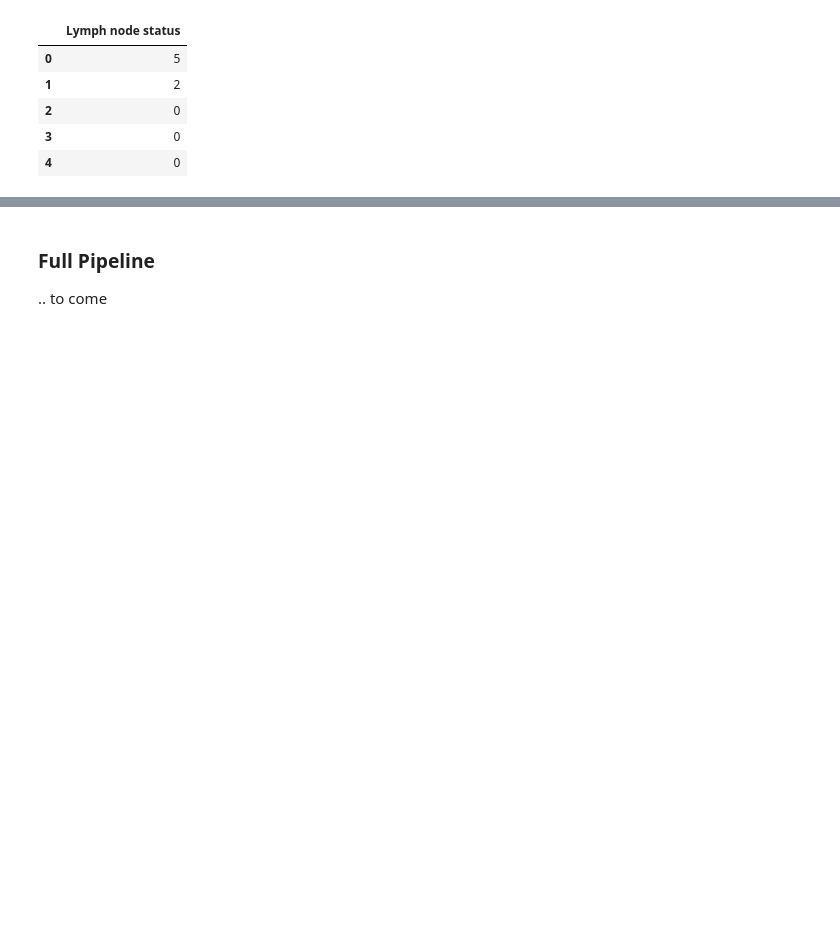
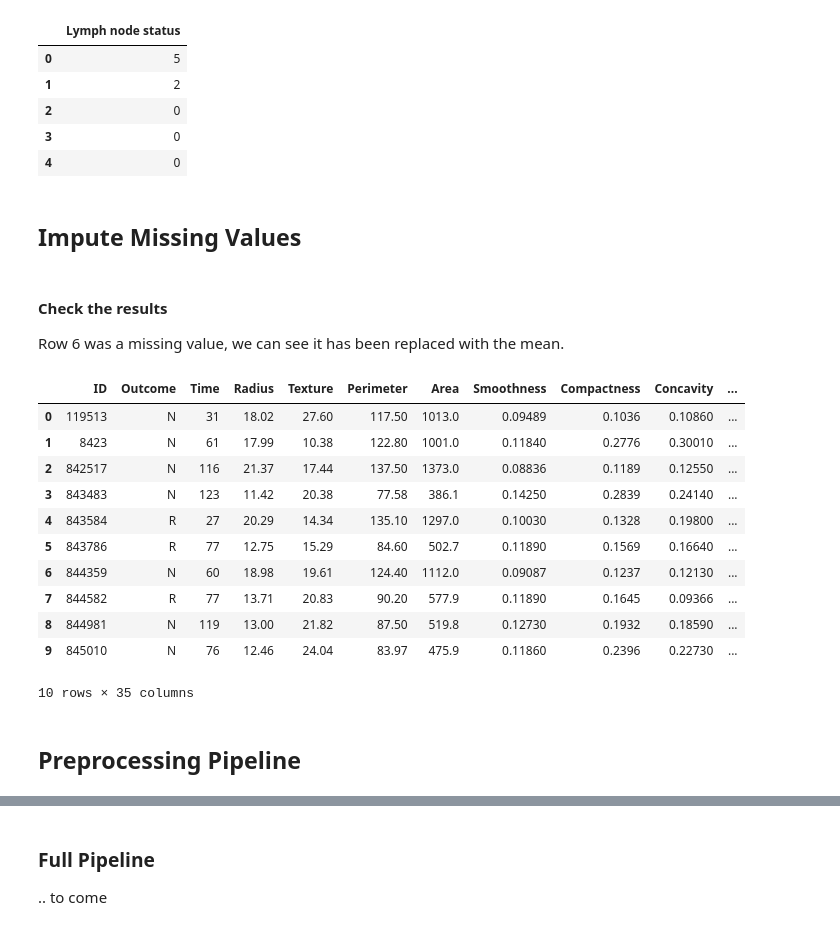
Before and after one commit to tifabi/100DaysOfMLCode, a Jupyter notebook: ML_Algorithms/Pipelines/Pipeline_Example.ipynb, the cells around one changed output, grey strips where cells are left out. Cells and saved outputs as stored; diff of their text form; code cells hidden in the pictures; blank space fills up the shorter version.

Commit message:
Preprocessing pipeline with mean

```diff
--- a/ML_Algorithms/Pipelines/Pipeline_Example.ipynb
+++ b/ML_Algorithms/Pipelines/Pipeline_Example.ipynb
@@ -277,0 +300,5 @@ dtype: int64
+# %%
+# instantiate the class with categorical column name(s)
+
+test = EncodeCategorical(['Outcome'])
+test.catCol
@@ -277,0 +307,4 @@ dtype: int64
+# %%
+# fit returns class self
+
+test.fit(bcSet)
@@ -280,7 +327,6 @@ dtype: int64
 
 Create a class that will select the column containing our specific missing value '?'.
 # %%
-from sklearn.base import BaseEstimator, TransformerMixin
 class MissingSelector(BaseEstimator, TransformerMixin):
     def __init__(self, mtype):
         self.mtype = mtype # this is the variable passed to the class at instantiation
@@ -288,7 +334,7 @@ class MissingSelector(BaseEstimator, TransformerMixin):
         return self
     def transform(self, X):
         assert isinstance(X, pd.DataFrame)
-        missingCol = bcSet.loc[bcSet.eq(self.mtype).any(1), bcSet.eq(self.mtype).any(0)].columns
+        missingCol = X.loc[X.eq(self.mtype).any(1), X.eq(self.mtype).any(0)].columns
         return X[missingCol]
 # %%
 # instantiate the class with our missing value of choice
@@ -332,3 +378,55 @@ num_pipeline.fit_transform(bcSet).head()
 | 2 | 0 |
 | 3 | 0 |
 | 4 | 0 |
+# %% [markdown]
+## Impute Missing Values
+# %%
+class ImputeMissing(BaseEstimator, TransformerMixin):
+    def __init__(self, mtype, strategy):
+        self.mtype = mtype # this is the variable passed to the class at instantiation
+        self.strategy = strategy
+    def fit(self, X, y=None):
+        return self
+    def transform(self, X):
+        assert isinstance(X, pd.DataFrame)
+
+        #find rows with missing values
+        missingCol = X.loc[X.eq(self.mtype).any(1), X.eq(self.mtype).any(0)].columns
+
+        for z in missingCol:
+            col = missingCol[0]
+            # get the row number for the missing values
+            missingAtt = [i for i,j in enumerate(X[col]) if X[col][i] == self.mtype]
+
+            # create a new dataframe with just the missing values
+            X_missing = X.loc[missingAtt]
+
+            # create new dataframe without the missing values
+            X_numeric = X.drop(missingAtt)
+
+            if self.strategy == 'mean':
+                mean = pd.to_numeric(X_numeric[col], errors='coerce').mean()
+                X_missing[col].replace({self.mtype: mean}, inplace=True)
+        return X_numeric.append(X_missing).sort_index()
+# %% [markdown]
+#### Check the results
+
+Row 6 was a missing value, we can see it has been replaced with the mean.
+# %%
+test = ImputeMissing('?','mean')
+test.transform(bcSet)[:10]
+# %% [output]
+|  | ID | Outcome | Time | Radius | Texture | Perimeter | Area | Smoothness | Compactness | Concavity | ... |
+| 0 | 119513 | N | 31 | 18.02 | 27.60 | 117.50 | 1013.0 | 0.09489 | 0.1036 | 0.10860 | ... |
+| 1 | 8423 | N | 61 | 17.99 | 10.38 | 122.80 | 1001.0 | 0.11840 | 0.2776 | 0.30010 | ... |
+| 2 | 842517 | N | 116 | 21.37 | 17.44 | 137.50 | 1373.0 | 0.08836 | 0.1189 | 0.12550 | ... |
+| 3 | 843483 | N | 123 | 11.42 | 20.38 | 77.58 | 386.1 | 0.14250 | 0.2839 | 0.24140 | ... |
+| 4 | 843584 | R | 27 | 20.29 | 14.34 | 135.10 | 1297.0 | 0.10030 | 0.1328 | 0.19800 | ... |
+| 5 | 843786 | R | 77 | 12.75 | 15.29 | 84.60 | 502.7 | 0.11890 | 0.1569 | 0.16640 | ... |
+| 6 | 844359 | N | 60 | 18.98 | 19.61 | 124.40 | 1112.0 | 0.09087 | 0.1237 | 0.12130 | ... |
+| 7 | 844582 | R | 77 | 13.71 | 20.83 | 90.20 | 577.9 | 0.11890 | 0.1645 | 0.09366 | ... |
+| 8 | 844981 | N | 119 | 13.00 | 21.82 | 87.50 | 519.8 | 0.12730 | 0.1932 | 0.18590 | ... |
+| 9 | 845010 | N | 76 | 12.46 | 24.04 | 83.97 | 475.9 | 0.11860 | 0.2396 | 0.22730 | ... |
+10 rows × 35 columns
+# %% [markdown]
+## Preprocessing Pipeline
```
Also changed, not shown: parts of 13 cells of this notebook.
